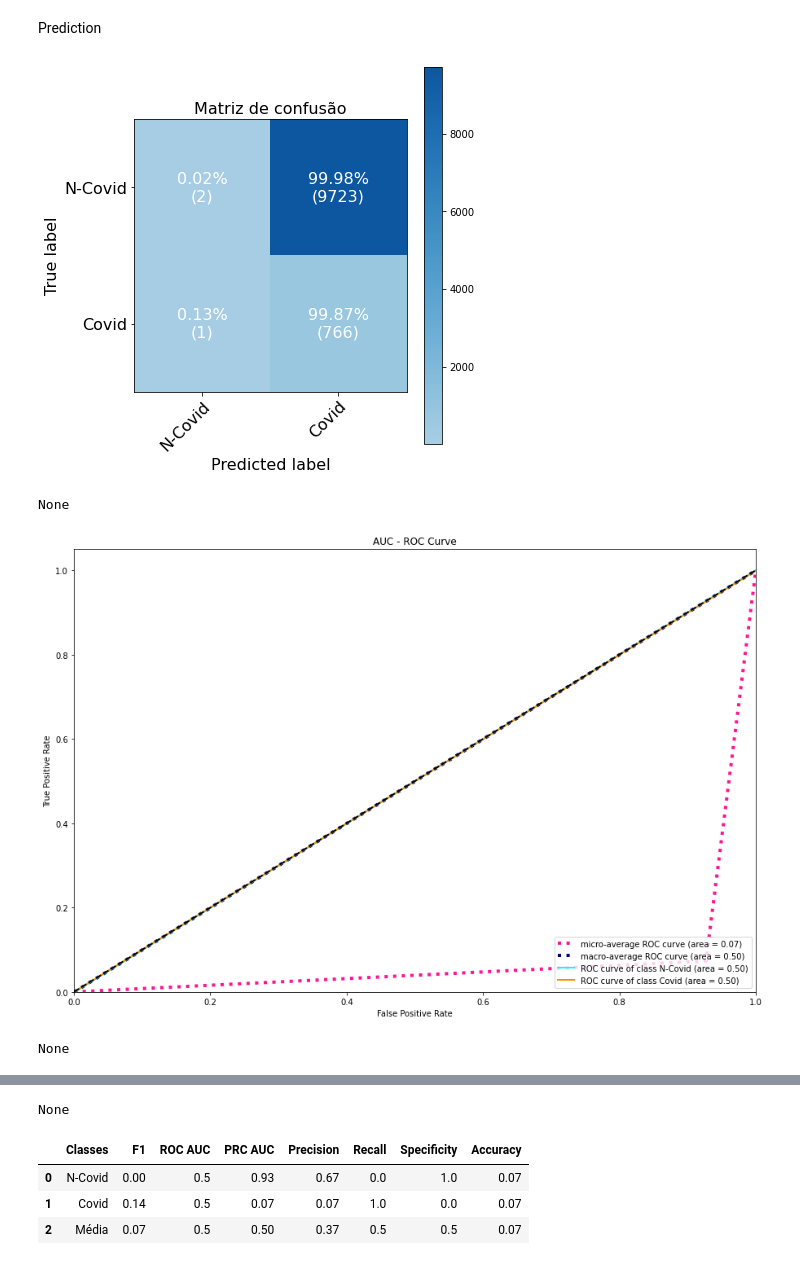
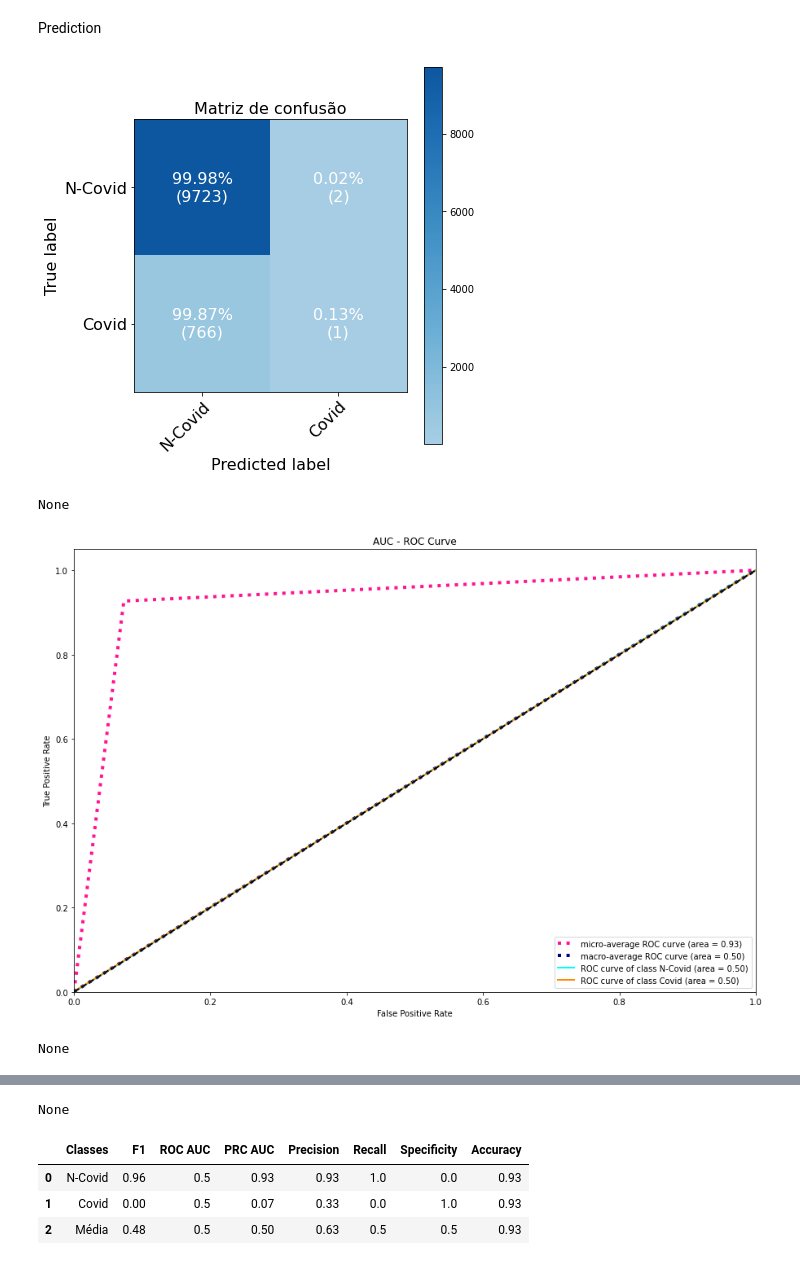
Before and after one commit to patricksferraz/pcr-analysis, a Jupyter notebook: predict-isi.ipynb, the cells around one changed output, grey strips where cells are left out. Drawn from its saved outputs; the diff is of its cells as text; code cells hidden in the pictures.

Commit message:
refactor: adds covid/ncovid ISI in test dataset

```diff
--- a/predict-isi.ipynb
+++ b/predict-isi.ipynb
@@ -304,3 +309,6 @@ Save x,y
 # %%
 test[x_cols].to_csv(f'{DATA_DIR}/ISI/test_data/test_11.02.2021-xcols.csv', index=False)
 test[y_cols].to_csv(f'{DATA_DIR}/ISI/test_data/test_11.02.2021-ycols.csv', index=False)
+# %%
+test = pd.read_csv(f'{DATA_DIR}/ISI/test_data/test_11.02.2021.csv', low_memory=False)
+test
@@ -312,20 +334,24 @@ test[y_cols].to_csv(f'{DATA_DIR}/ISI/test_data/test_11.02.2021-ycols.csv', index
 # ps = './scalers/scaler_covid.pkl'
 # covid = MLP(model=pm, scaler=ps)
 
-pm = './models/cnn_covid.h5'
-ps = './scalers/scaler_covid.pkl'
+# pm = './models/cnn_covid.h5'
+# ps = './scalers/scaler_covid.pkl'
+
+pm = './downloads/results/ALL/covid-ncovid/cnn/deploy/model.h5'
+ps = './downloads/results/ALL/covid-ncovid/cnn/deploy/xscaler.pkl'
+
 covid = CNN(model=pm, scaler=ps)
 # %% [markdown]
 Prediction
 # %%
 covid.evaluate(
     x_test=test[x_cols],
     y_test=tf.keras.utils.to_categorical(test[y_cols]),
     class_names=['N-Covid', 'Covid'],
-    path='./downloads/results/alldatas'
+    path='./downloads/results/ISI/alldatas'
 )
 # %% [output]
-[figure, old version]
+[figure, new version]
 None
-[figure, old version]
+[figure, new version]
 None
@@ -333,5 +359,5 @@ None
 None
 |  | Classes | F1 | ROC AUC | PRC AUC | Precision | Recall | Specificity | Accuracy |
-| 0 | N-Covid | 0.00 | 0.5 | 0.93 | 0.67 | 0.0 | 1.0 | 0.07 |
-| 1 | Covid | 0.14 | 0.5 | 0.07 | 0.07 | 1.0 | 0.0 | 0.07 |
-| 2 | Média | 0.07 | 0.5 | 0.50 | 0.37 | 0.5 | 0.5 | 0.07 |
+| 0 | N-Covid | 0.96 | 0.5 | 0.93 | 0.93 | 1.0 | 0.0 | 0.93 |
+| 1 | Covid | 0.00 | 0.5 | 0.07 | 0.33 | 0.0 | 1.0 | 0.93 |
+| 2 | Média | 0.48 | 0.5 | 0.50 | 0.63 | 0.5 | 0.5 | 0.93 |
```
Also changed, not shown: parts of 9 cells of this notebook.
